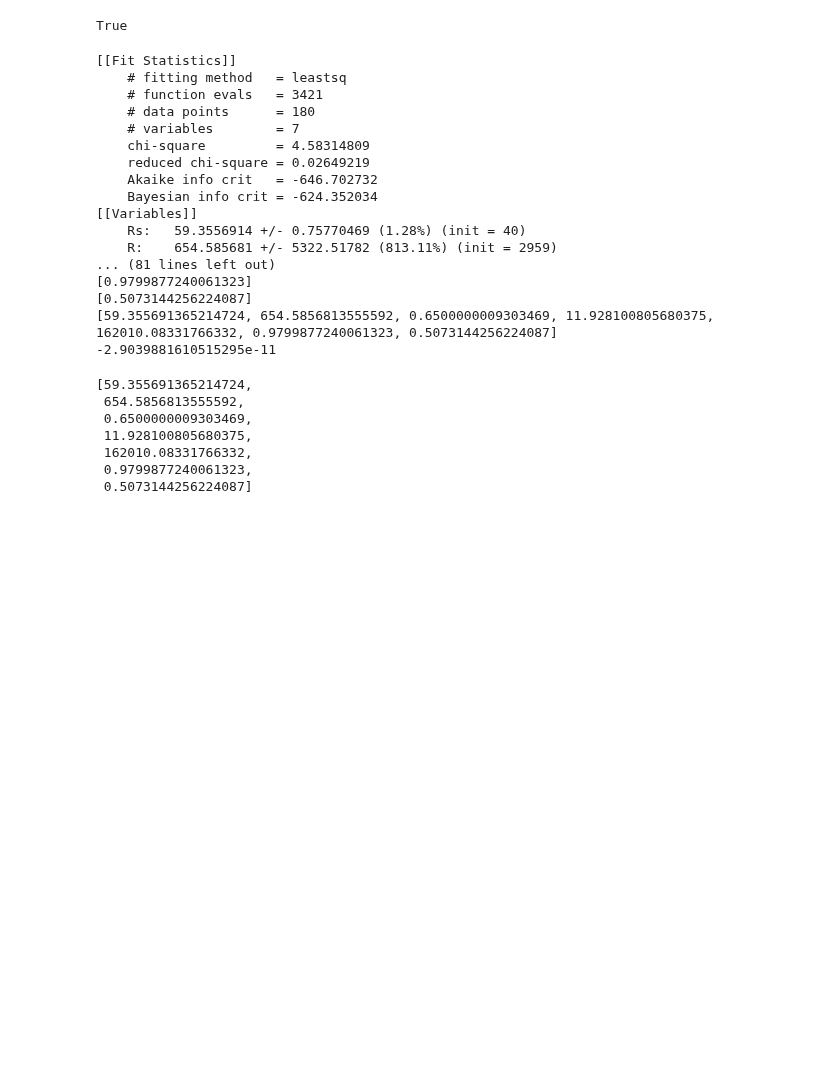
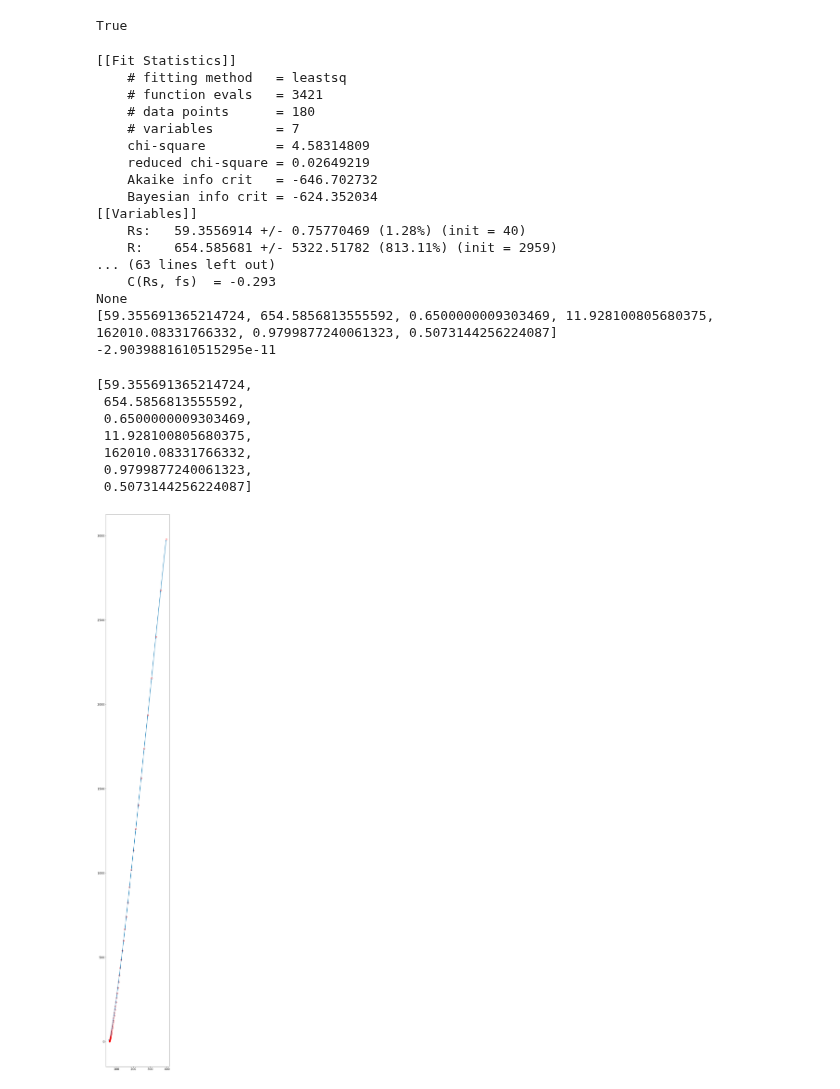
Before and after one commit to WildcatDiscovery/Kyler_Speed_Circuit, a Jupyter notebook: python_notebooks/function_testing.ipynb, the cells around one changed output. Drawn from its saved outputs; the diff is of its cells as text; code cells hidden in the pictures; blank space fills up the shorter version.

```diff
--- a/python_notebooks/function_testing.ipynb
+++ b/python_notebooks/function_testing.ipynb
@@ -160,34 +171,35 @@ n_guess = 0.8
 fs_guess = 23023
 
 R2_guess = 258738
 n2_guess = 0.8
 fs2_guess = 0.2
 
 
 #COMPLETE FUNCTION
-guesser(mpt_data, Rs_guess,R_guess,n_guess,fs_guess,R2_guess,n2_guess,fs2_guess)
+mpt_data.guesser(Rs_guess,R_guess,n_guess,fs_guess,R2_guess,n2_guess,fs2_guess)
 # %% [output]
 [[Fit Statistics]]
     # fitting method   = leastsq
     # function evals   = 3421
     # data points      = 180
     # variables        = 7
     chi-square         = 4.58314809
     reduced chi-square = 0.02649219
     Akaike info crit   = -646.702732
     Bayesian info crit = -624.352034
 [[Variables]]
     Rs:   59.3556914 +/- 0.75770469 (1.28%) (init = 40)
     R:    654.585681 +/- 5322.51782 (813.11%) (init = 2959)
-... (81 lines left out)
-[0.9799877240061323]
-[0.5073144256224087]
+... (63 lines left out)
+    C(Rs, fs)  = -0.293
+None
 [59.355691365214724, 654.5856813555592, 0.6500000009303469, 11.928100805680375, 162010.08331766332, 0.9799877240061323, 0.5073144256224087]
 -2.9039881610515295e-11
 [59.355691365214724,
  654.5856813555592,
  0.6500000009303469,
  11.928100805680375,
  162010.08331766332,
  0.9799877240061323,
  0.5073144256224087]
+[figure, added]
```
Also changed, not shown: parts of 6 cells of this notebook, 1 other file.
